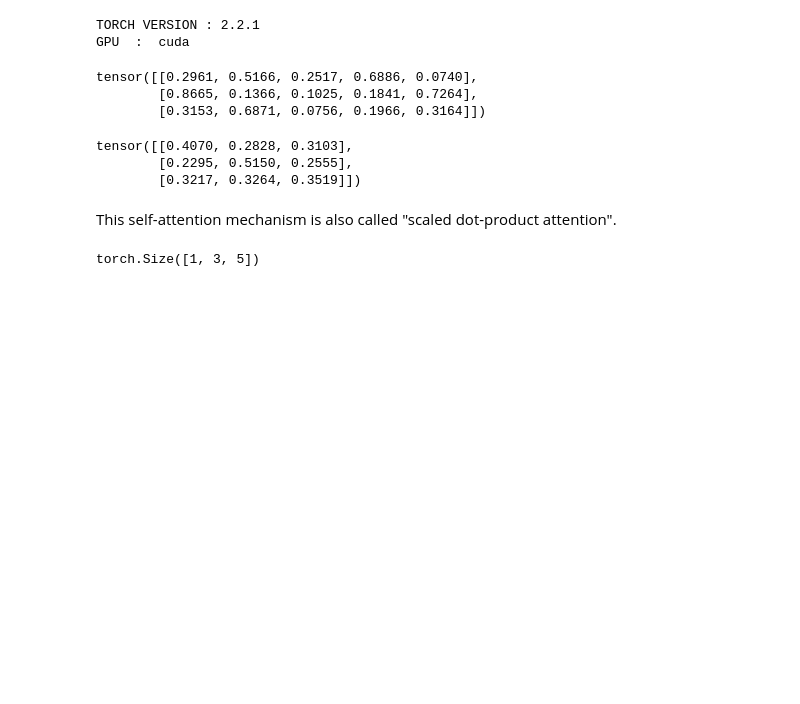
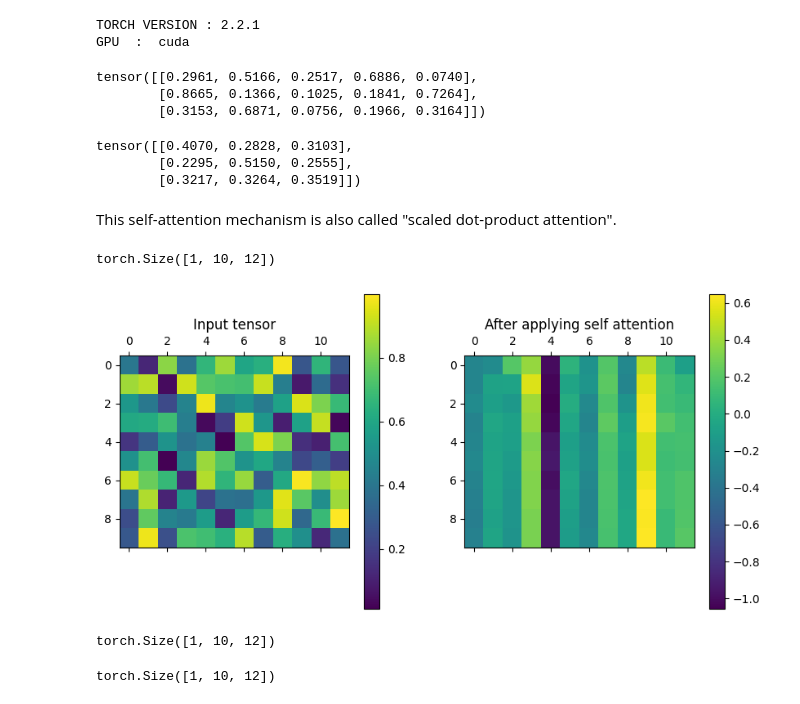
Before and after one commit to Jha-Pranav/OpenTransformer, a Jupyter notebook: multiformer/notebooks/transformer_anatomy/ attention_mechanisms.ipynb, the cells around one changed output. Saved outputs shown, nothing was run; the diff lists cells and outputs as text; code cells hidden in the pictures; blank space fills up the shorter version.

Commit message:
multi-head- attention

```diff
--- a/multiformer/notebooks/transformer_anatomy/ attention_mechanisms.ipynb
+++ b/multiformer/notebooks/transformer_anatomy/ attention_mechanisms.ipynb
@@ -54,4 +60,10 @@ class SingleHeadAttention(nn.Module):
         context_vector = attention_weights @ values
         return context_vector
 # %%
-inp = torch.rand(1,3,5)
+inp = torch.rand(1,10,12)
+d_in = d_out = inp.shape[-1]
+sha = SingleHeadAttention(d_in,d_out,inp.shape[1],mask=True)
+result = sha(inp)
+result.shape
+# %% [output]
+torch.Size([1, 10, 12])
@@ -60,4 +70,21 @@ sha = SingleHeadAttention(inp,inp,inp,3,0.1)
-# %%
-sha(inp).shape
-# %% [output]
-torch.Size([1, 3, 5])
+# %%
+def plot(inp,result):
+    import matplotlib.pyplot as plt
+
+    # Create a figure with two subplots side by side
+    fig, axs = plt.subplots(1, 2, figsize=(10, 5))
+
+    # Plot the same plot on both subplots
+    cax1 = axs[0].matshow(inp.squeeze(0))
+    fig.colorbar(cax1, ax=axs[0])
+    cax2 = axs[1].matshow(result.detach().numpy().squeeze(0))
+    fig.colorbar(cax2, ax=axs[1])
+
+    axs[0].set_title('Input tensor')
+    axs[1].set_title('After applying self attention')
+
+    # Show the plot
+    plt.show()
+plot(inp,result)
+# %% [output]
+[figure, added]
@@ -63,0 +103,9 @@ torch.Size([1, 3, 5])
+# %%
+# for embedding_dim = 512 , head = 8
+# d_in = 512/8 = 64
+
+mha = MultiHeadAttention_v1(2,12,6,10)
+result = mha(inp)
+result.shape
+# %% [output]
+torch.Size([1, 10, 12])
@@ -63,0 +148,6 @@ torch.Size([1, 3, 5])
+# %%
+mha = MultiHeadAttention(2,12,10)
+result = mha(inp)
+result.shape
+# %% [output]
+torch.Size([1, 10, 12])
```
Also changed, not shown: parts of 23 cells of this notebook, 1 other file.
